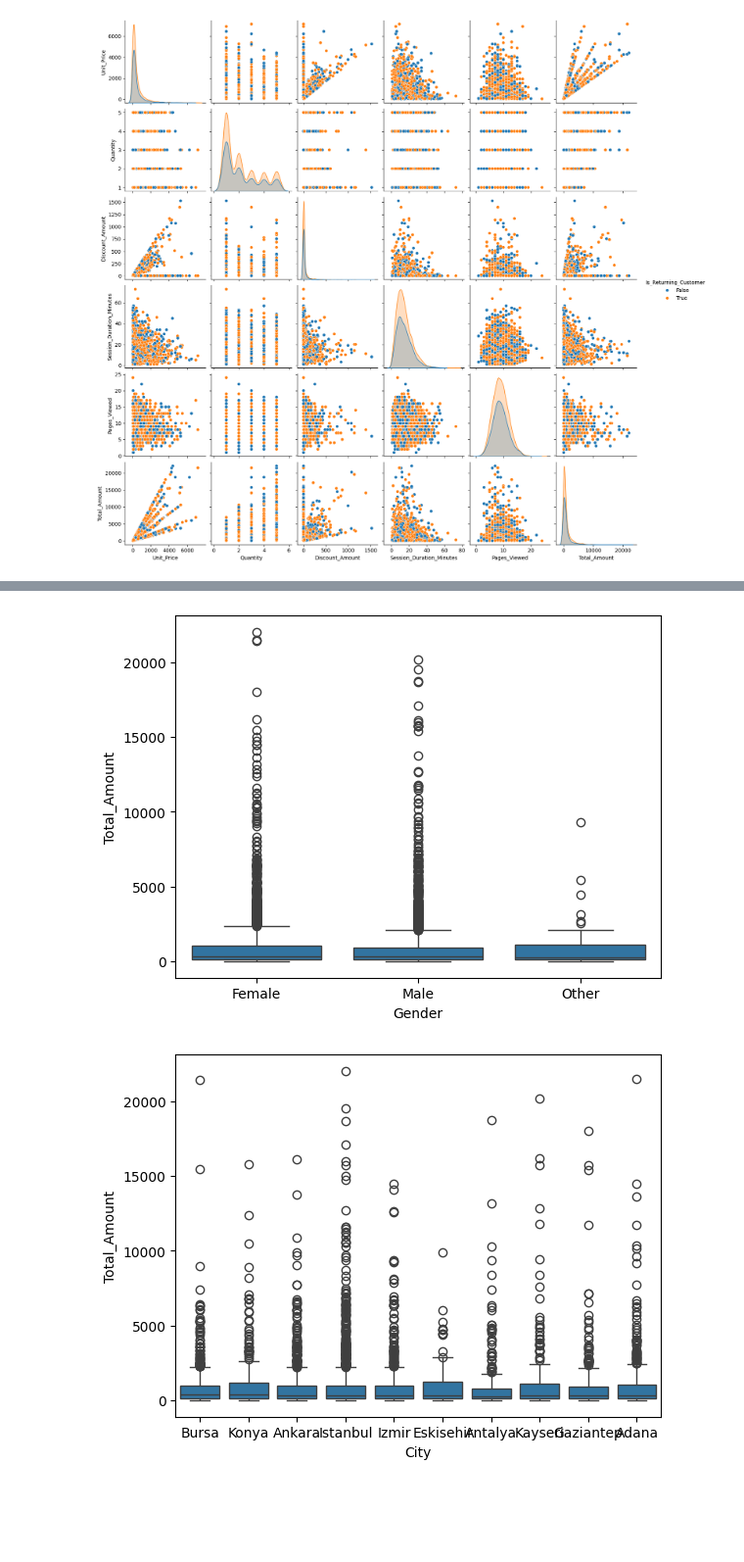
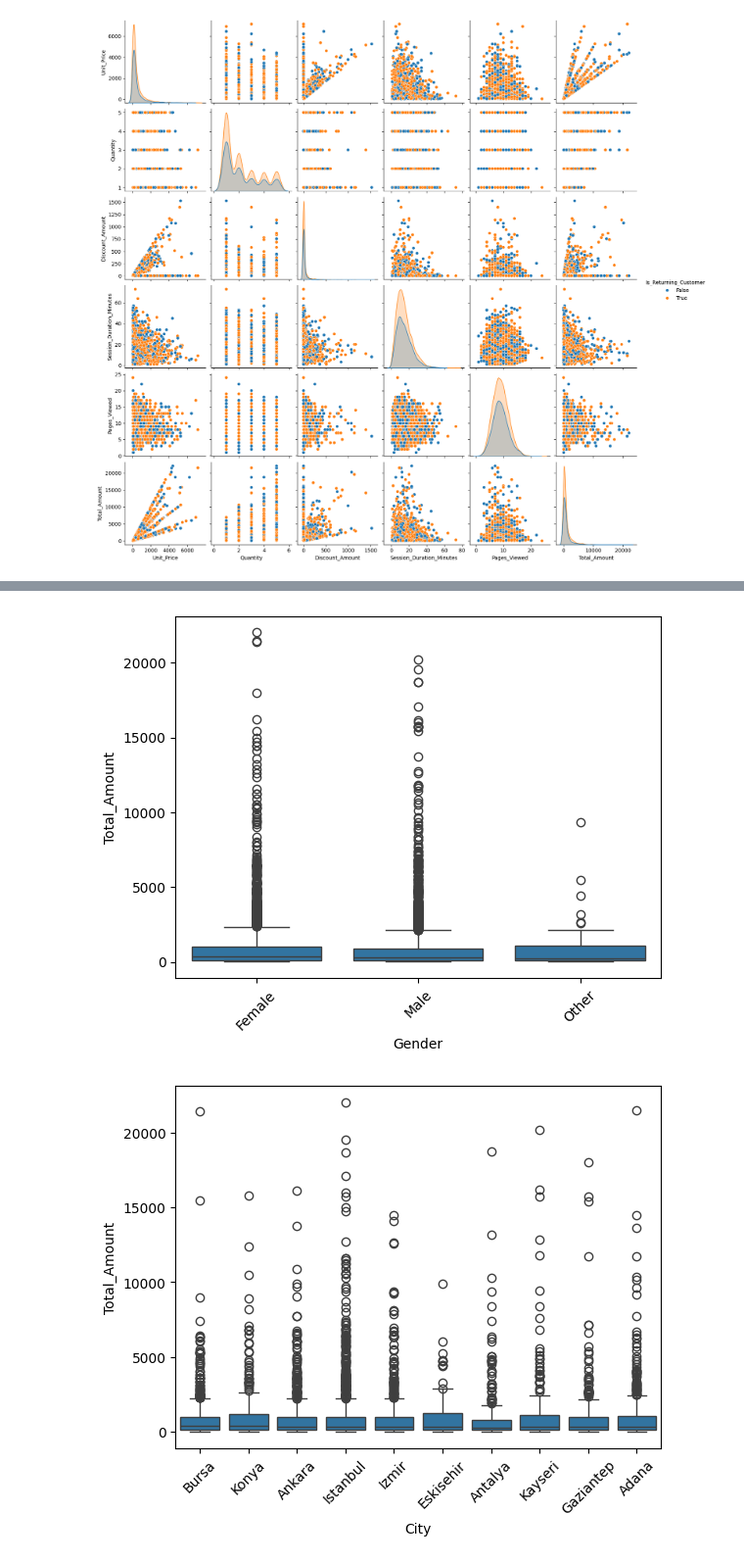
Before and after one commit to d21emijo/Data_Science_E-commerce, a Jupyter notebook: e_commerce.ipynb, the cells around one changed output, grey strips where cells are left out. Shown at 98% size. Cells and saved outputs as stored; diff of their text form; code cells hidden in the pictures; blank space fills up the shorter version.

```diff
--- a/e_commerce.ipynb
+++ b/e_commerce.ipynb
@@ -208,18 +215,23 @@ plt.show()
 # %%
-sns.boxplot(data=df, x='Gender', y='Total_Amount',)
+sns.boxplot(data=df, x='Gender', y='Total_Amount')
+plt.xticks(rotation=45)
 plt.show()
 
-sns.boxplot(data=df, x='City', y='Total_Amount',)
+sns.boxplot(data=df, x='City', y='Total_Amount')
+plt.xticks(rotation=45)
 plt.show()
 
-sns.boxplot(data=df, x='Product_Category', y='Total_Amount',)
+sns.boxplot(data=df, x='Product_Category', y='Total_Amount')
+plt.xticks(rotation=45)
 plt.show()
 
-sns.boxplot(data=df, x='Payment_Method', y='Total_Amount',)
+sns.boxplot(data=df, x='Payment_Method', y='Total_Amount')
+plt.xticks(rotation=45)
 plt.show()
 
-sns.boxplot(data=df, x='Device_Type', y='Total_Amount',)
+sns.boxplot(data=df, x='Device_Type', y='Total_Amount')
+plt.xticks(rotation=45)
 plt.show()
 # %% [output]
-[figure, old version]
+[figure, new version]
-[figure, old version]
+[figure, new version]
```
Also changed, not shown: parts of 19 cells of this notebook.
